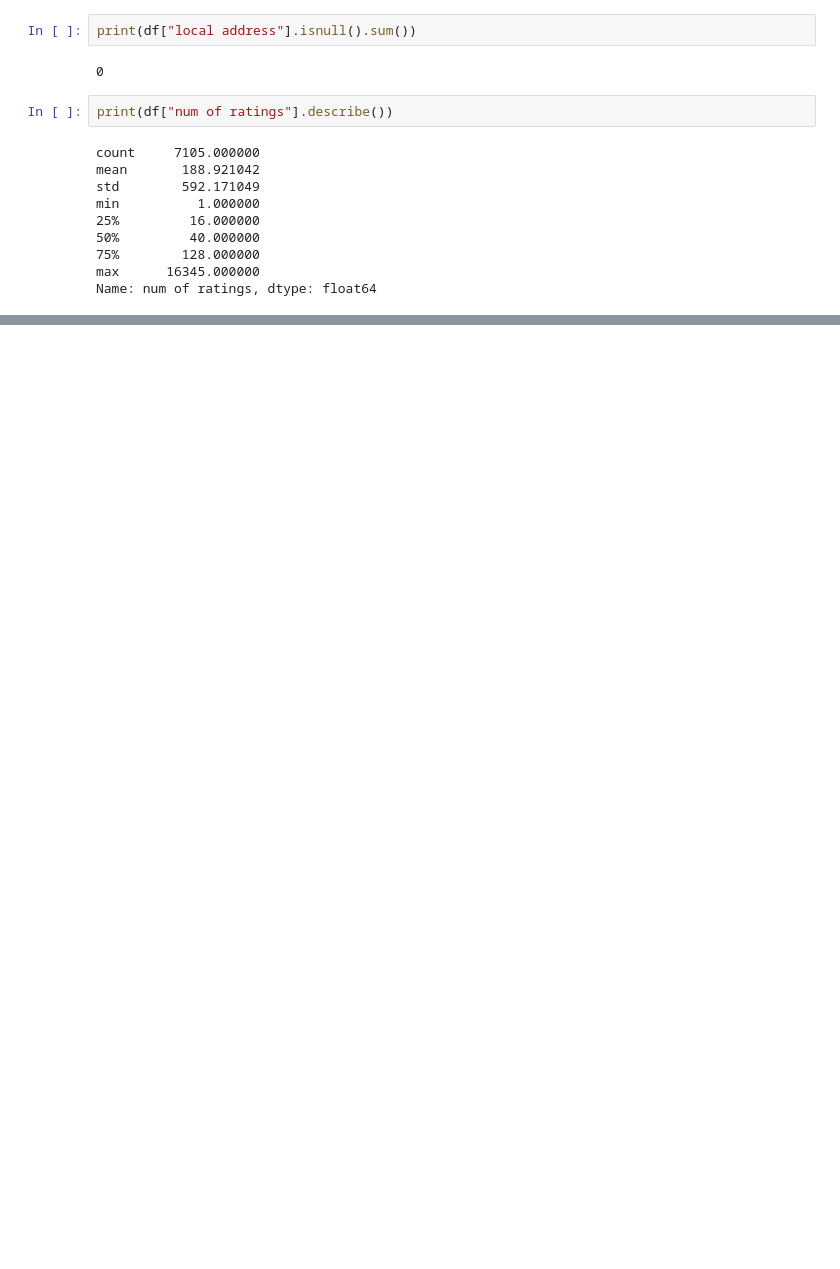
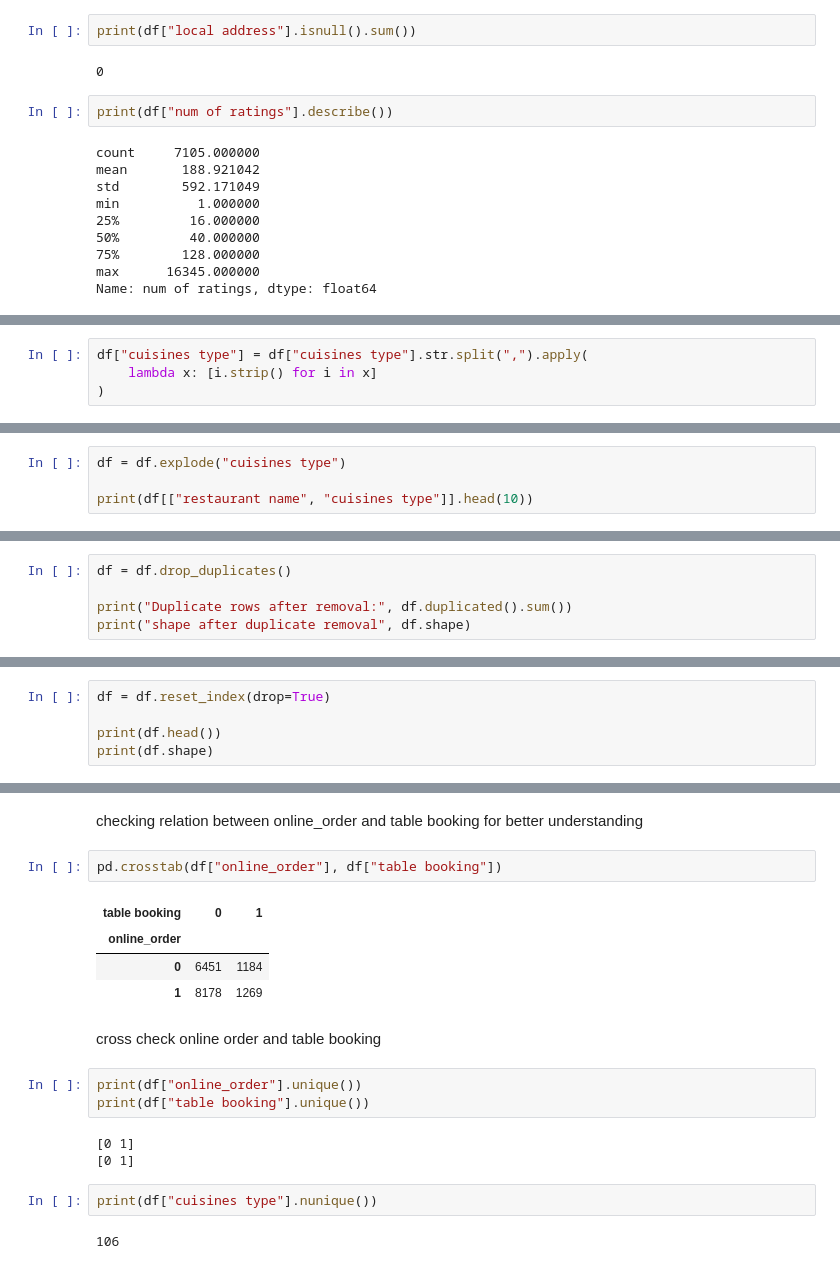
Before and after one commit to Bhoomikamalik81/Probation-Project-26, a Jupyter notebook: Bhoomika-Task-5/Bhoomika_Task_5.ipynb, the cells around one changed output, grey strips where cells are left out. Saved outputs shown, nothing was run; the diff lists cells and outputs as text; blank space fills up the shorter version.

```diff
--- a/Bhoomika-Task-5/Bhoomika_Task_5.ipynb
+++ b/Bhoomika-Task-5/Bhoomika_Task_5.ipynb
@@ -262,0 +380,4 @@ df.to_csv("zomato_cleaned.csv", index=False)
+# %%
+df["cuisines type"] = df["cuisines type"].str.split(",").apply(
+    lambda x: [i.strip() for i in x]
+)
@@ -262,0 +386,4 @@ df.to_csv("zomato_cleaned.csv", index=False)
+# %%
+df = df.explode("cuisines type")
+
+print(df[["restaurant name", "cuisines type"]].head(10))
@@ -262,0 +430,5 @@ df.to_csv("zomato_cleaned.csv", index=False)
+# %%
+df = df.drop_duplicates()
+
+print("Duplicate rows after removal:", df.duplicated().sum())
+print("shape after duplicate removal", df.shape)
@@ -262,0 +454,5 @@ df.to_csv("zomato_cleaned.csv", index=False)
+# %%
+df = df.reset_index(drop=True)
+
+print(df.head())
+print(df.shape)
@@ -262,0 +477,21 @@ df.to_csv("zomato_cleaned.csv", index=False)
+# %% [markdown]
+checking relation between online_order and table booking for better understanding
+# %%
+pd.crosstab(df["online_order"], df["table booking"])
+# %% [output]
+| table booking | 0 | 1 |
+| online_order |  |  |
+| 0 | 6451 | 1184 |
+| 1 | 8178 | 1269 |
+# %% [markdown]
+cross check online order and table booking
+# %%
+print(df["online_order"].unique())
+print(df["table booking"].unique())
+# %% [output]
+[0 1]
+[0 1]
+# %%
+print(df["cuisines type"].nunique())
+# %% [output]
+106
```
Also changed, not shown: parts of 71 cells of this notebook, 1 other file.
